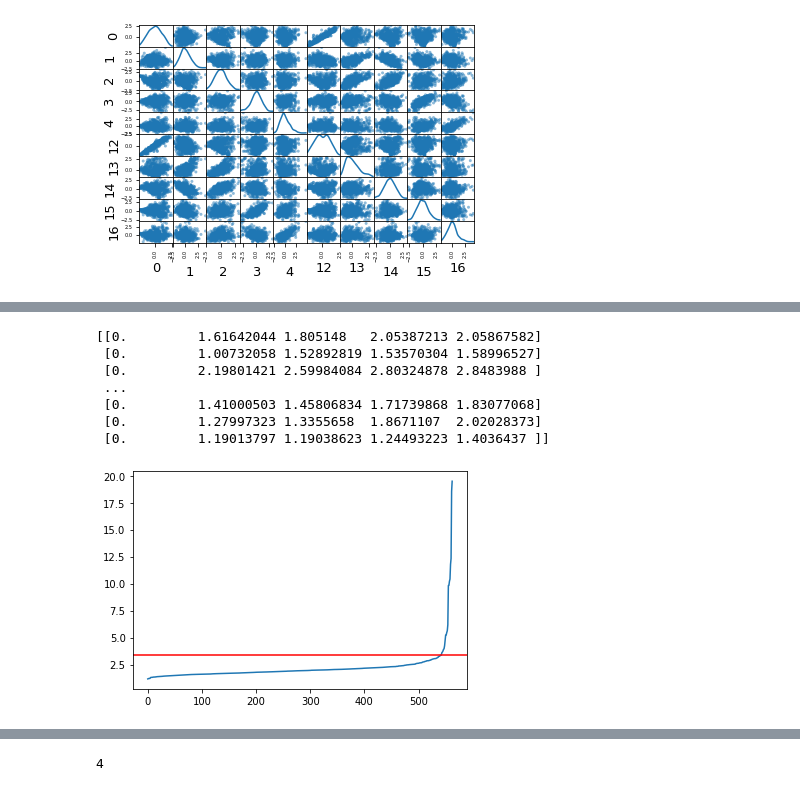
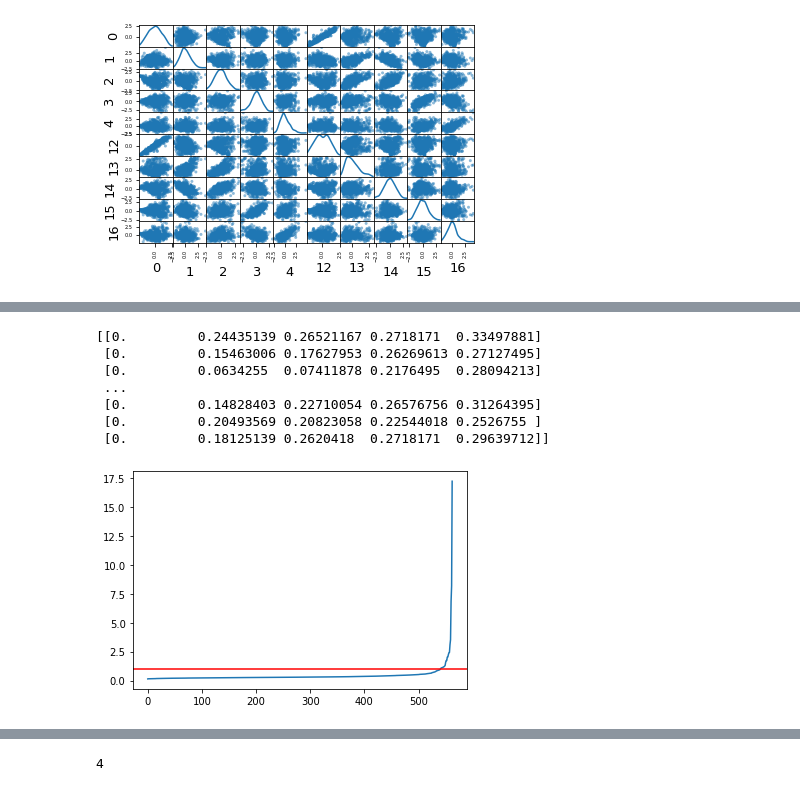
Before and after one commit to emanuelevivoli/2019-Machine-Learning-FCT, a Jupyter notebook: Second/Tp2_notebook_simo-restart.ipynb, the cells around one changed output, grey strips where cells are left out. Saved outputs shown, nothing was run; the diff lists cells and outputs as text; code cells hidden in the pictures.

```diff
--- a/Second/Tp2_notebook_simo-restart.ipynb
+++ b/Second/Tp2_notebook_simo-restart.ipynb
@@ -37,21 +37,6 @@ SEED = 42
 set_seed(SEED)
 NUMBER_FEATURES = 6
 NEIGHBOURS = 5
-# %%
-def findEpsParams(features):
-
-    neigh = NearestNeighbors(n_neighbors=NEIGHBOURS)
-    nbrs = neigh.fit(features)
-    distances, indices = nbrs.kneighbors(features)
-
-    print(distances)
-
-    distances = np.sort(distances, axis=0)[:,NEIGHBOURS-1]
-    plt.plot(distances)
-    plt.axhline(y=3.4, xmin=0, xmax=250, linestyle='-', c='red')
-    plt.show()
-
-    return 3.4
 # %%
 ##
 ## DATASET LOADING
@@ -325,3 +300,5 @@ pairs
+# %%
+pairs = np.array(pairs)[:,::-1]
 # %%
 fig = plt.figure(6, figsize=(10, 10))
 Axes = scatter_matrix(DataFrame(features_std[:,indexes], columns=indexes), alpha=0.5, diagonal='kde')
@@ -443,19 +420,34 @@ array([[-1.7296963 ,  0.81217425,  0.50737362, ..., -0.30597938,
+# %%
+def findEpsParams(features):
+
+    neigh = NearestNeighbors(n_neighbors=NEIGHBOURS)
+    nbrs = neigh.fit(features)
+    distances, indices = nbrs.kneighbors(features)
+
+    print(distances)
+
+    distances = np.sort(distances, axis=0)[:,NEIGHBOURS-1]
+    plt.plot(distances)
+    plt.axhline(y=1, xmin=0, xmax=250, linestyle='-', c='red')
+    plt.show()
+
+    return 1
 # %%
 ##
 ##  CLUSTERING
 ##
 
 # selecting manually the epsilon params for DBSCAN
-eps = findEpsParams(features_sel)
+eps = findEpsParams(features_sel[:,:3])
 # %% [output]
-[[0.         1.61642044 1.805148   2.05387213 2.05867582]
- [0.         1.00732058 1.52892819 1.53570304 1.58996527]
- [0.         2.19801421 2.59984084 2.80324878 2.8483988 ]
+[[0.         0.24435139 0.26521167 0.2718171  0.33497881]
+ [0.         0.15463006 0.17627953 0.26269613 0.27127495]
+ [0.         0.0634255  0.07411878 0.2176495  0.28094213]
  ...
- [0.         1.41000503 1.45806834 1.71739868 1.83077068]
- [0.         1.27997323 1.3355658  1.8671107  2.02028373]
- [0.         1.19013797 1.19038623 1.24493223 1.4036437 ]]
+ [0.         0.14828403 0.22710054 0.26576756 0.31264395]
+ [0.         0.20493569 0.20823058 0.22544018 0.2526755 ]
+ [0.         0.18125139 0.2620418  0.2718171  0.29639712]]
-[figure, old version]
+[figure, new version]
 # %%
 #k-means
 import utilities as uti
```
Also changed, not shown: parts of 25 cells of this notebook, 28 other files.
